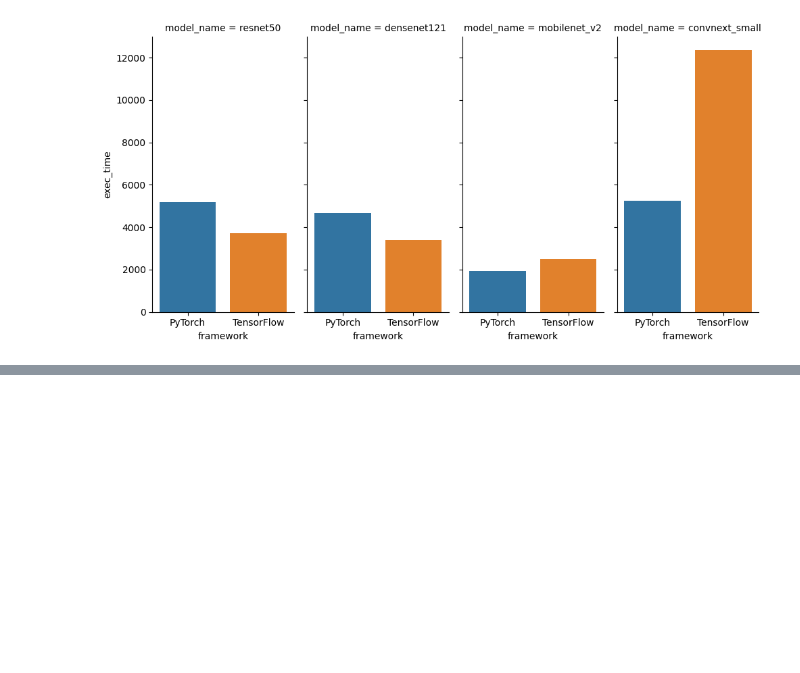
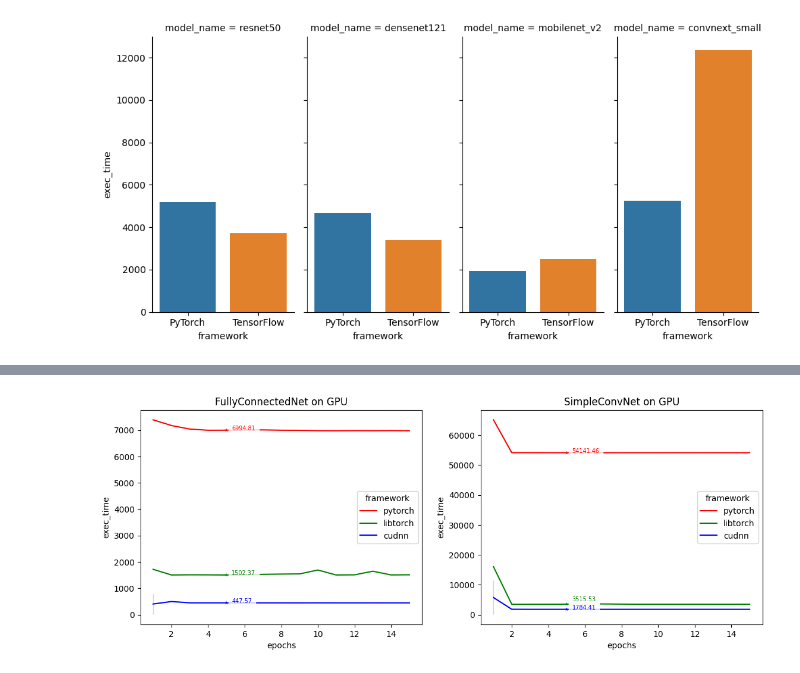
Before and after one commit to mihawb/dnn-lang-comparison, a Jupyter notebook: analysis/anlalysis.ipynb, the cells around one changed output, grey strips where cells are left out. Drawn from its saved outputs; the diff is of its cells as text; code cells hidden in the pictures; blank space fills up the shorter version.

```diff
--- a/analysis/anlalysis.ipynb
+++ b/analysis/anlalysis.ipynb
@@ -181,0 +216,34 @@ if GENERATE_PNGS:
+# %%
+fig, axes = plt.subplots(1,2)
+fig.set_size_inches(12,5)
+fig.tight_layout(pad=4.0)
+
+def cudnn_both_torches_gpu_comparison(model_name, ax, ann_ep, title):
+	sns.lineplot(
+		data=results[(results.model_name == model_name) & (results.device == 'gpu')],
+		x='epochs', y='exec_time', hue='framework', palette=['r', 'g', 'b'], ax=ax
+	)
+
+	sns.move_legend(ax, "center right")
+	ax.set_title(title)
+
+	points = results[(results.model_name == model_name) & (results.epochs == ann_ep) & (results.device == 'gpu')]
+
+	for y, c in zip(points.exec_time, ['r', 'g', 'b']):
+		ax.text(
+			s=f'{y:.2f}', x=ann_ep+0.3, y=y+(1000 if model_name == 'scvnet' and c == 'g' else 0),
+	  	color=c, bbox={'color': 'white', 'alpha': 0.8}, fontsize=7
+		)
+
+	sns.scatterplot(data=points, x='epochs', y='exec_time', hue='framework',
+		ax=ax, legend=False, marker='*', palette=['r', 'g', 'b']
+	)
+
+cudnn_both_torches_gpu_comparison('fcnet', axes[0], 5, 'FullyConnectedNet on GPU')
+cudnn_both_torches_gpu_comparison('scvnet', axes[1], 5, 'SimpleConvNet on GPU')
+
+
+if GENERATE_PNGS:
+	fig.savefig('./plots/cudnn_both_torches_gpu_comparison.png')
+# %% [output]
+[figure, added]
```
Also changed, not shown: parts of 2 cells of this notebook, 1 other file.
